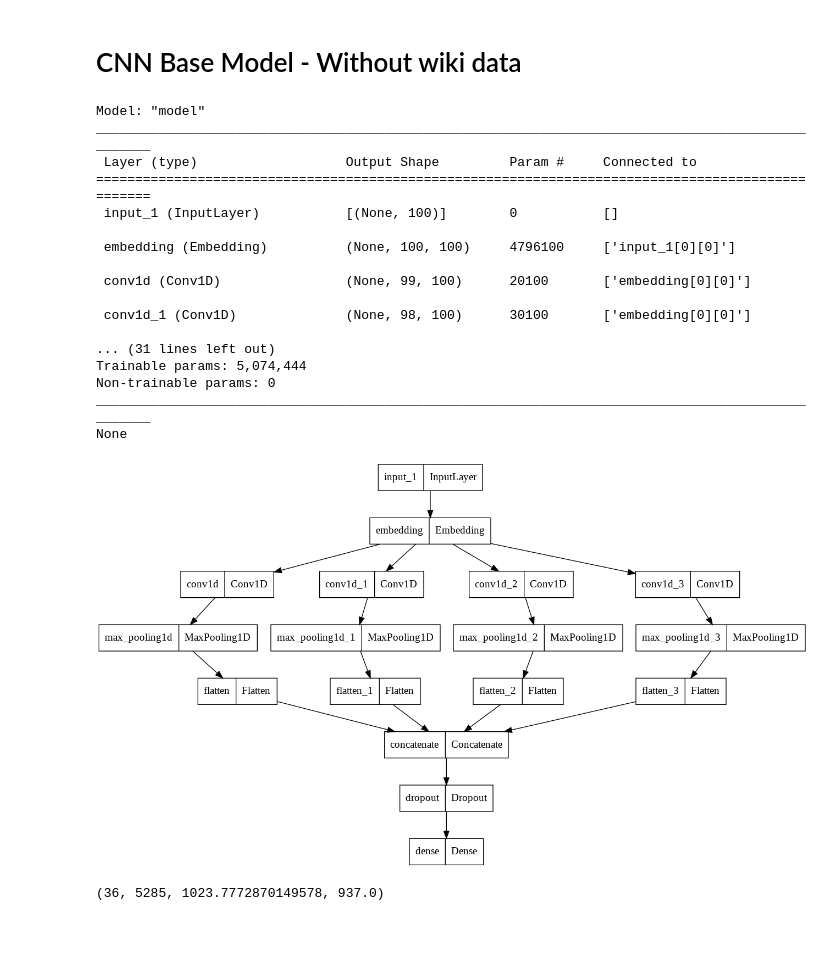
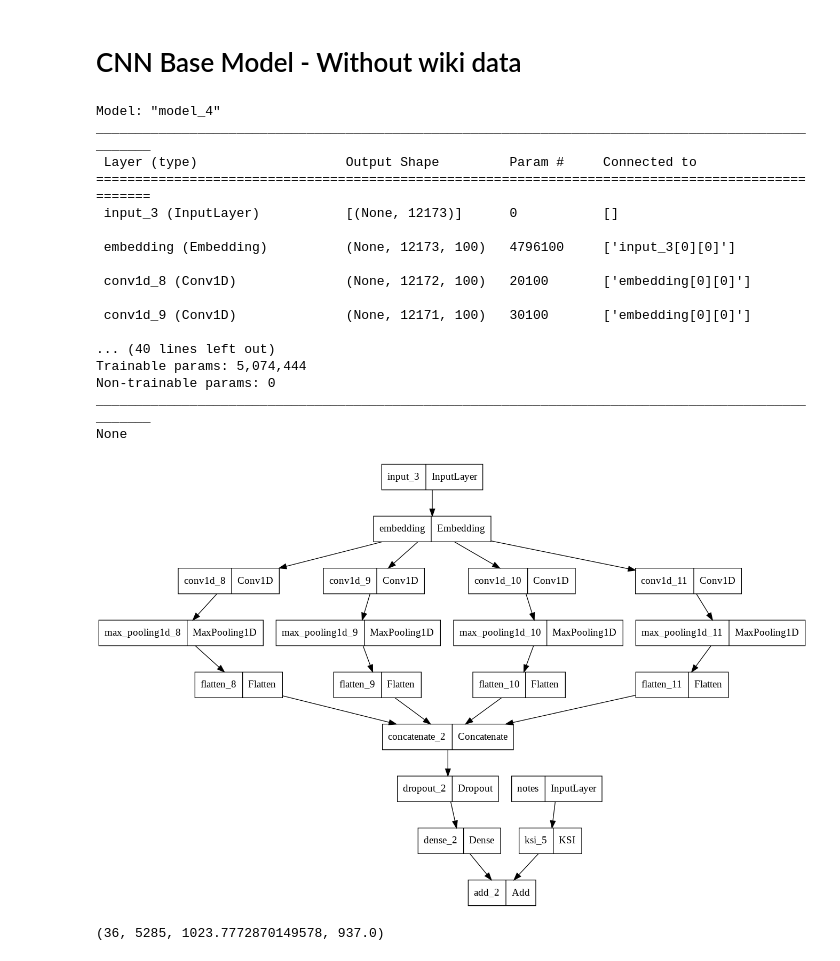
Before and after one commit to sibhap/CSE_6250_Project, a Jupyter notebook: KSI_TeamD1.ipynb, the cells around one changed output. Saved outputs shown, nothing was run; the diff lists cells and outputs as text; code cells hidden in the pictures; blank space fills up the shorter version.

```diff
--- a/KSI_TeamD1.ipynb
+++ b/KSI_TeamD1.ipynb
@@ -128,21 +179,31 @@ def build_cnn_model(input_length, embedding_size, max_vocab, num_filters, filter
 # %%
 cnn_model = build_cnn_model(input_length=MAX_SEQ_LENGTH, embedding_size=EMBEDDING_SIZE, max_vocab = MAX_VOCAB, num_filters = 100, filter_sizes=[2,3,4,5],
                              training_dropout_keep_prob=0.5, num_classes = num_classes)
-print(cnn_model.summary())
+ksi_model = build_ksi_model()
+
+mergedOut = tf.keras.layers.Add()([cnn_model.output, ksi_model.output])
+
+cnn_ksi_model = Model([cnn_model.input, ksi_model.input], mergedOut)
+loss = keras.losses.BinaryCrossentropy(from_logits=False)
+optim = keras.optimizers.Adam(learning_rate=0.001)
+metrics = ["accuracy"]
+cnn_ksi_model.compile(loss=loss, optimizer=optim, metrics=metrics)
+
+print(cnn_ksi_model.summary())
 # %% [output]
-Model: "model"
+Model: "model_4"
 __________________________________________________________________________________________________
  Layer (type)                   Output Shape         Param #     Connected to
 ==================================================================================================
- input_1 (InputLayer)           [(None, 100)]        0           []
+ input_3 (InputLayer)           [(None, 12173)]      0           []
 
- embedding (Embedding)          (None, 100, 100)     4796100     ['input_1[0][0]']
+ embedding (Embedding)          (None, 12173, 100)   4796100     ['input_3[0][0]']
 
- conv1d (Conv1D)                (None, 99, 100)      20100       ['embedding[0][0]']
+ conv1d_8 (Conv1D)              (None, 12172, 100)   20100       ['embedding[0][0]']
 
- conv1d_1 (Conv1D)              (None, 98, 100)      30100       ['embedding[0][0]']
+ conv1d_9 (Conv1D)              (None, 12171, 100)   30100       ['embedding[0][0]']
 
-... (31 lines left out)
+... (40 lines left out)
 Trainable params: 5,074,444
 Non-trainable params: 0
 __________________________________________________________________________________________________
@@ -150,10 +211,10 @@ None
 # %%
 from keras.utils import plot_model
 from IPython.display import Image
-plot_model(cnn_model,'cnn_base.png')
-Image('cnn_base.png')
+plot_model(cnn_ksi_model,'cnn_ksi.png')
+Image('cnn_ksi.png')
 # %% [output]
-[figure, old version]
+[figure, new version]
 # %%
 count = [len(x[0]) for x in training_data]
 # %%
```
Also changed, not shown: parts of 15 cells of this notebook.
